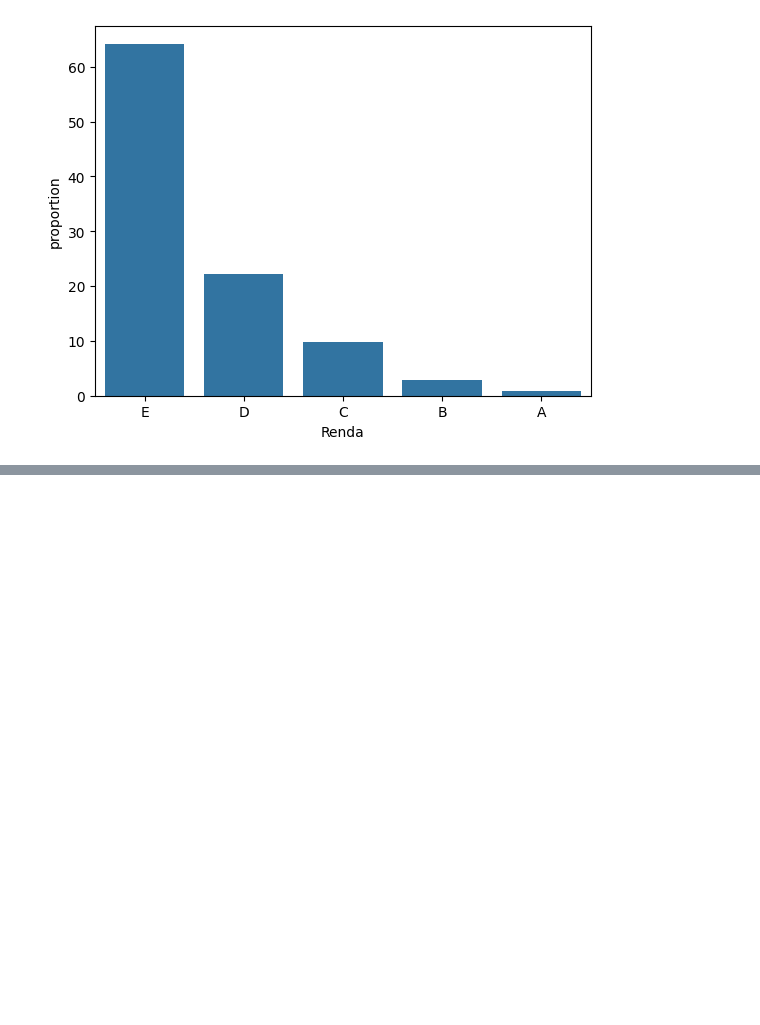
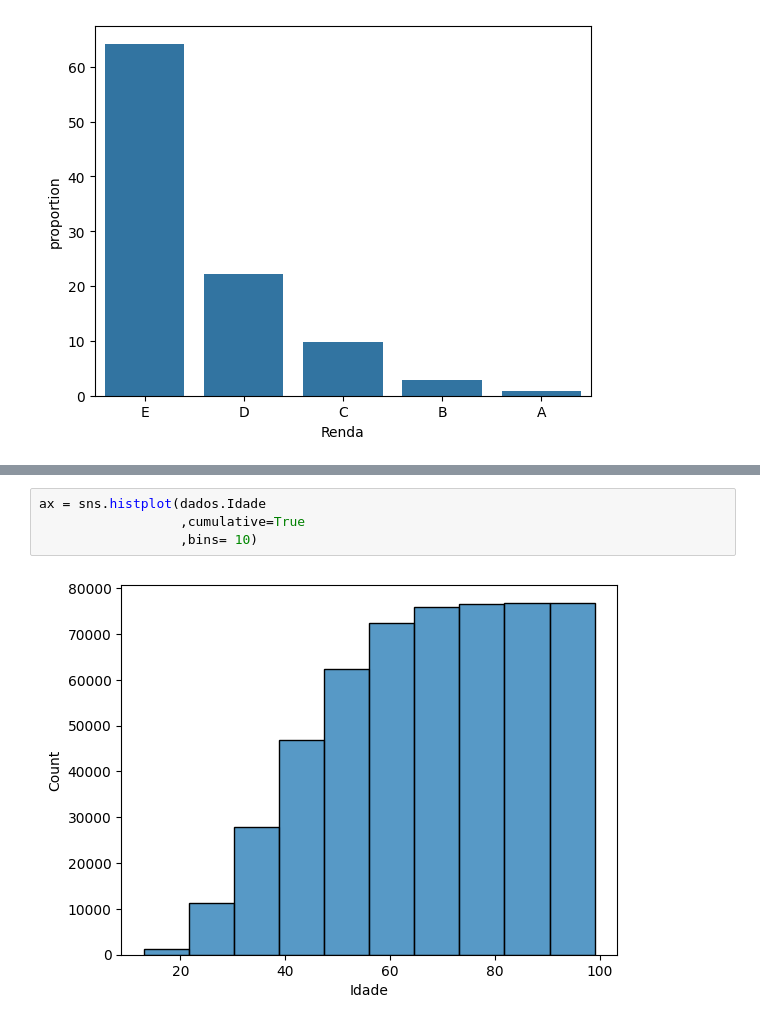
Before and after one commit to Uill-Iam/Estudo, a Jupyter notebook: Python/Estatistica/Curso_estatistica/Analise.ipynb, the cells around one changed output, grey strips where cells are left out. Cells and saved outputs as stored; diff of their text form; blank space fills up the shorter version.

```diff
--- a/Python/Estatistica/Curso_estatistica/Analise.ipynb
+++ b/Python/Estatistica/Curso_estatistica/Analise.ipynb
@@ -401,0 +539,6 @@ t = sns.barplot(frequencia_renda_percen)
+# %%
+ax = sns.histplot(dados.Idade
+                  ,cumulative=True
+                  ,bins= 10)
+# %% [output]
+[figure, added]
```
Also changed, not shown: parts of 27 cells of this notebook, 1 other file.
